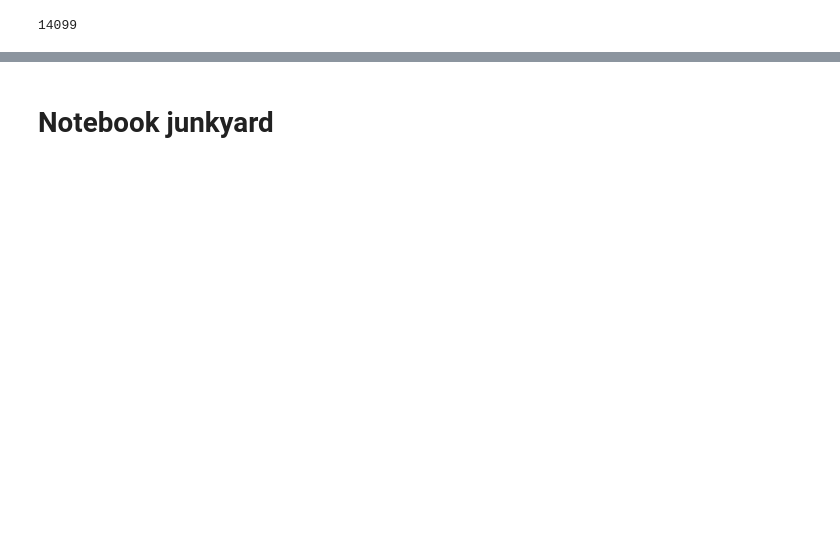
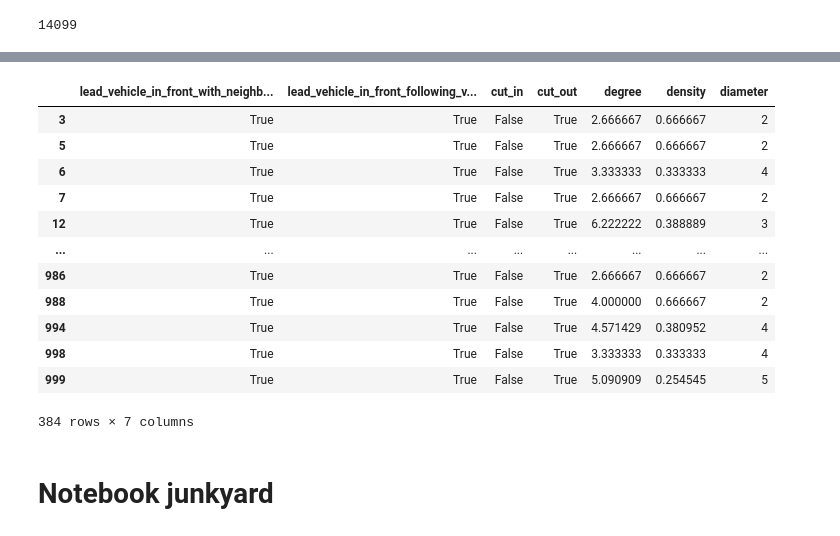
Before and after one commit to tmuehlen80/graph_coverage, a Jupyter notebook: Notebooks/carla/subgraph_isomorphism.ipynb, the cells around one changed output, grey strips where cells are left out. Saved outputs shown, nothing was run; the diff lists cells and outputs as text; code cells hidden in the pictures; blank space fills up the shorter version.

```diff
--- a/Notebooks/carla/subgraph_isomorphism.ipynb
+++ b/Notebooks/carla/subgraph_isomorphism.ipynb
@@ -247,8 +223,0 @@ graph_path
-# %%
-# 3 vehicles in a row:
-coverage_graphs = {}
-cov_data = {}
-
-#idx = 10
-graph_path = graph_paths[idx]
-print(graph_path)
@@ -259,26 +223,0 @@ display(df_edges)
-# %%
-
-graph_path = '/home/tmuehlen/repos/graph_coverage/actor_graphs/carla_w_intersection/graph_2025-09-14 22:08:32.660591_11_0.pkl'
-with open(graph_path, "rb") as file:
-    ag_nx = pickle.load(file)
-
-graph_1 = graph_path.split("/")[-1].split(".pkl")[0].split("graph_")[1]
-scn_1 = graph_1[:26]
-
-g_map_1 = MapGraph()
-g_map_1.read_graph_from_file(f'/home/tmuehlen/repos/graph_coverage/carla/data/scene_{scn_1}_map_graph.pickle')
-g_map_1 = g_map_1.graph
-
-coverage_graphs["three_vehicles_same_lane_in_a_row_no_lane_change"] = ag_nx.subgraph(["6724", "6692", "6726"])
-
-scene_name = "three_vehicles_same_lane_in_a_row_no_lane_change"
-
-df_nodes, df_edges = make_node_edge_df(coverage_graphs[scene_name])
-
-# df_nodes = pd.DataFrame.from_dict(dict(coverage_graphs[scene_name].nodes(data=True)), orient='index')
-# df_nodes.reset_index(inplace=True)
-# df_nodes.rename(columns={'index': 'node_id'}, inplace=True)
-# df_edges = pd.DataFrame([(u, v, d) for u, v, d in coverage_graphs[scene_name].edges(data=True)], columns=['source', 'target', 'attributes'])
-# df_edges = pd.concat([df_edges[['source', 'target']], pd.json_normalize(df_edges['attributes'])], axis=1)
-display(df_nodes)
-display(df_edges)
@@ -288,2 +248,20 @@ tmp.nodes["6724"]["lane_change"] = True
+# %%
+coverage_graph_names = list(coverage_graphs.keys())
+
+cov_data_df[cov_data_df[coverage_graph_names[0]]]
+# %% [output]
+|  | lead_vehicle_in_front_with_neighb... | lead_vehicle_in_front_following_v... | cut_in | cut_out | degree | density | diameter |
+| 3 | True | True | False | True | 2.666667 | 0.666667 | 2 |
+| 5 | True | True | False | True | 2.666667 | 0.666667 | 2 |
+| 6 | True | True | False | True | 3.333333 | 0.333333 | 4 |
+| 7 | True | True | False | True | 2.666667 | 0.666667 | 2 |
+| 12 | True | True | False | True | 6.222222 | 0.388889 | 3 |
+| ... | ... | ... | ... | ... | ... | ... | ... |
+| 986 | True | True | False | True | 2.666667 | 0.666667 | 2 |
+| 988 | True | True | False | True | 4.000000 | 0.666667 | 2 |
+| 994 | True | True | False | True | 4.571429 | 0.380952 | 4 |
+| 998 | True | True | False | True | 3.333333 | 0.333333 | 4 |
+| 999 | True | True | False | True | 5.090909 | 0.254545 | 5 |
+384 rows × 7 columns
 # %% [markdown]
 # Notebook junkyard
```
Also changed, not shown: parts of 20 cells of this notebook, 6 other files.
